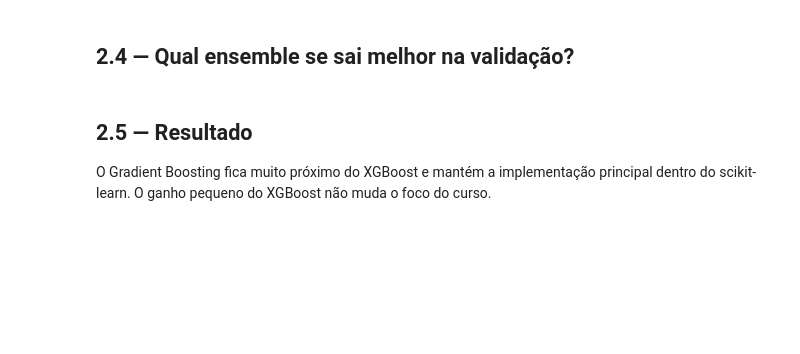
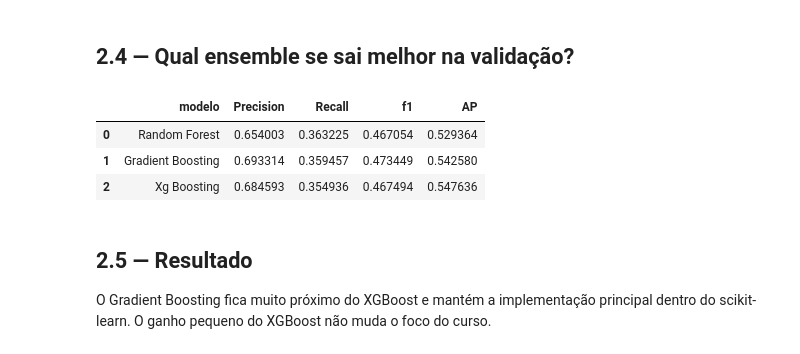
Before and after one commit to ariel-velardo/ALURA, a Jupyter notebook: classificacao-avancando-classificadores/notebooks/02_ensembles.ipynb, the cells around one changed output. Cells and saved outputs as stored; diff of their text form; code cells hidden in the pictures; blank space fills up the shorter version.

```diff
--- a/classificacao-avancando-classificadores/notebooks/02_ensembles.ipynb
+++ b/classificacao-avancando-classificadores/notebooks/02_ensembles.ipynb
@@ -241,3 +335,35 @@ fig.show()
+# %%
+resultados_metricas = pd.DataFrame([
+    {
+        "modelo": "Random Forest",
+        "Precision": precision_score(y_validacao,previsoes_random_forest),
+        "Recall": recall_score(y_validacao,previsoes_random_forest),
+        "f1": f1_score(y_validacao,previsoes_random_forest),
+        "AP": ap_random_forest,
+    },
+    {
+        "modelo": "Gradient Boosting",
+        "Precision": precision_score(y_validacao,previsoes_gradient_boosting),
+        "Recall": recall_score(y_validacao,previsoes_gradient_boosting),
+        "f1": f1_score(y_validacao,previsoes_gradient_boosting),
+        "AP": ap_gradient_boosting,
+    },
+   {
+        "modelo": "Xg Boosting",
+        "Precision": precision_score(y_validacao,previsoes_xg_boosting),
+        "Recall": recall_score(y_validacao,previsoes_xg_boosting),
+        "f1": f1_score(y_validacao,previsoes_xg_boosting),
+        "AP": ap_xg_boosting,
+    },
+
+])
+
+resultados_metricas
+# %% [output]
+|  | modelo | Precision | Recall | f1 | AP |
+| 0 | Random Forest | 0.654003 | 0.363225 | 0.467054 | 0.529364 |
+| 1 | Gradient Boosting | 0.693314 | 0.359457 | 0.473449 | 0.542580 |
+| 2 | Xg Boosting | 0.684593 | 0.354936 | 0.467494 | 0.547636 |
 # %% [markdown]
 ## 2.5 — Resultado
 
```
Also changed, not shown: parts of 13 cells of this notebook.
